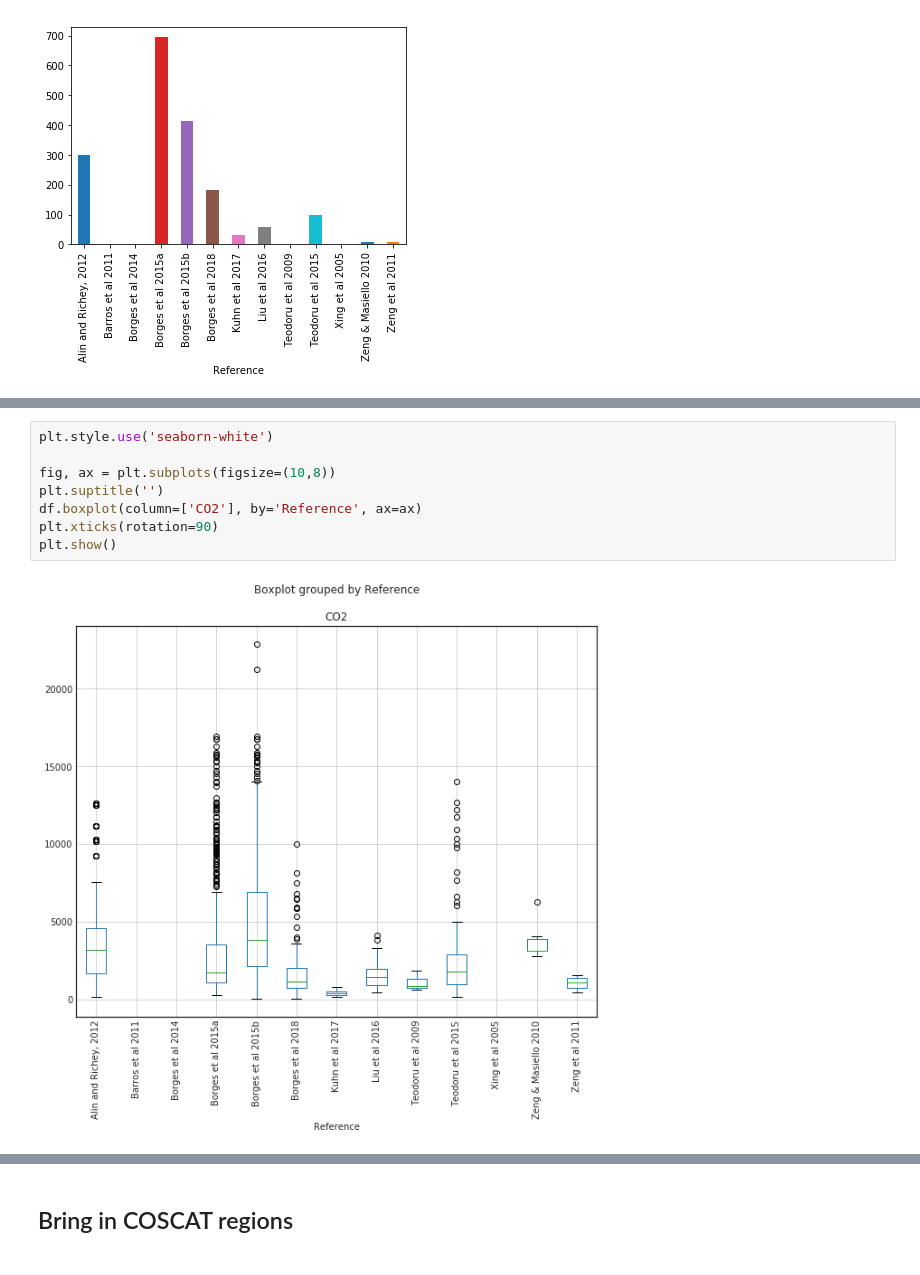
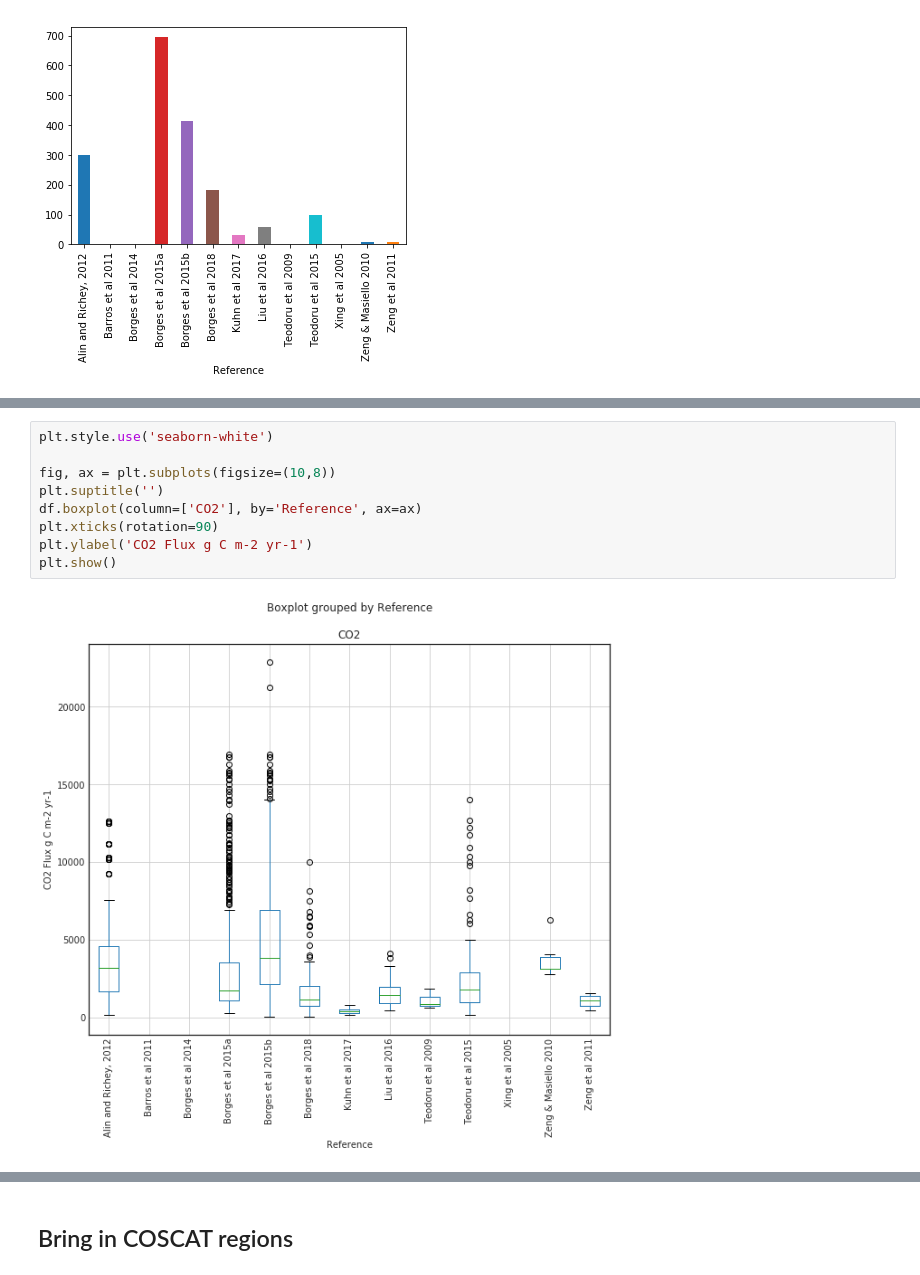
Before and after one commit to geohackweek/ghw2018_web_portal_inlandwater_co2, a Jupyter notebook: notebooks/Exploratory Data Analysis.ipynb, the cells around one changed output, grey strips where cells are left out. Cells and saved outputs as stored; diff of their text form.

```diff
--- a/notebooks/Exploratory Data Analysis.ipynb
+++ b/notebooks/Exploratory Data Analysis.ipynb
@@ -60,10 +75,11 @@ Index(['Reference', 'Site Type', 'Latitude', 'Longitude', 'DateTime',
 # %%
 plt.style.use('seaborn-white')
 
 fig, ax = plt.subplots(figsize=(10,8))
 plt.suptitle('')
 df.boxplot(column=['CO2'], by='Reference', ax=ax)
 plt.xticks(rotation=90)
+plt.ylabel('CO2 Flux g C m-2 yr-1')
 plt.show()
 # %% [output]
-[figure, old version]
+[figure, new version]
```
Also changed, not shown: parts of 35 cells of this notebook, 2 other files.
